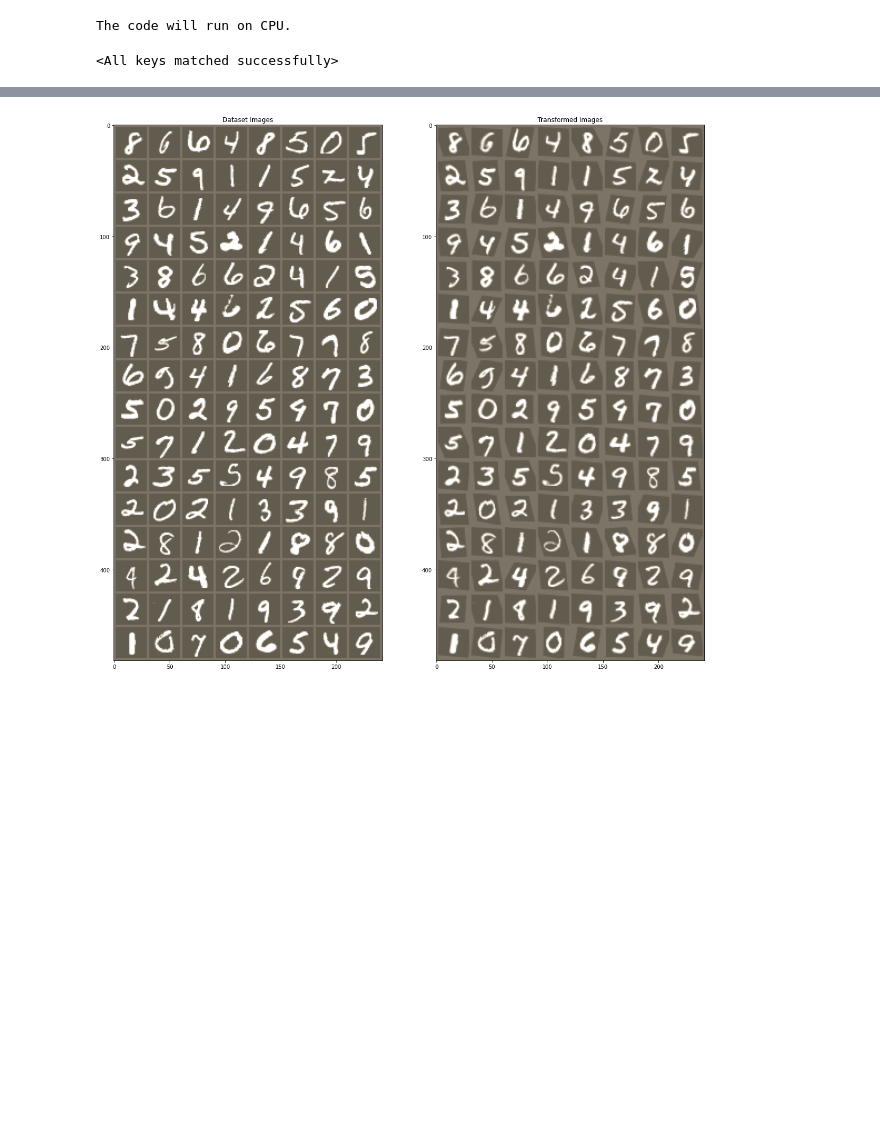
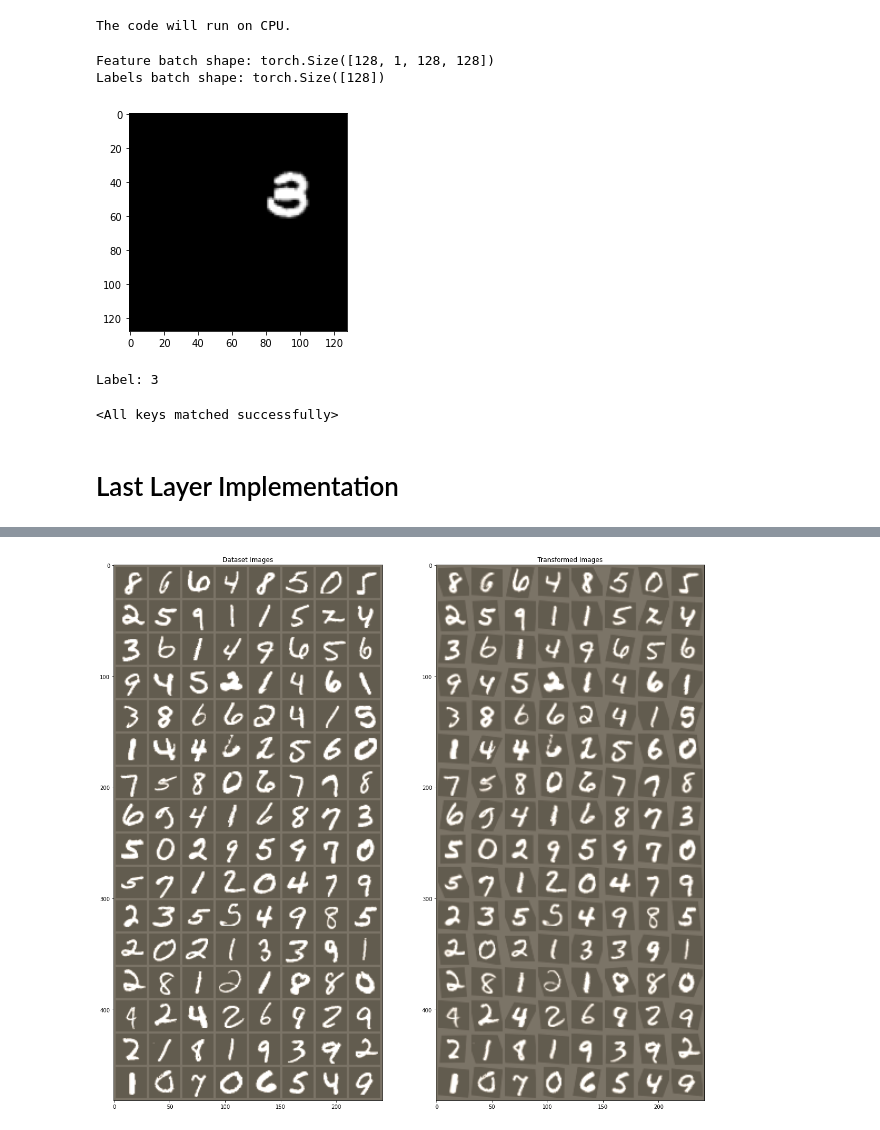
Before and after one commit to georgezefko/Bayesian_Deep_Learning, a Jupyter notebook: notebooks/Laplace_STN_MNIST.ipynb, the cells around one changed output, grey strips where cells are left out. Saved outputs shown, nothing was run; the diff lists cells and outputs as text; code cells hidden in the pictures; blank space fills up the shorter version.

```diff
--- a/notebooks/LaplaceSTN2.ipynb
+++ b/notebooks/Laplace_STN_MNIST.ipynb
@@ -71,3 +66,19 @@ test_loader = torch.utils.data.DataLoader(
+# %%
+train_loader,test_loader = make_dataset.data(config["batch_size"],config["crop_size"],misplacement=True)
+# %%
+train_features, train_labels = next(iter(train_loader))
+print(f"Feature batch shape: {train_features.size()}")
+print(f"Labels batch shape: {train_labels.size()}")
+img = train_features[1].squeeze()
+label = train_labels[1]
+plt.imshow(img, cmap="gray")
+plt.show()
+print(f"Label: {label}")
+# %% [output]
+Feature batch shape: torch.Size([128, 1, 128, 128])
+Labels batch shape: torch.Size([128])
+[figure, added]
+Label: 3
 # %%
 def conv_block(in_f, out_f, *args, **kwargs):
     return nn.Sequential(
@@ -239,0 +252,2 @@ def predict(trained_model,laplace=False):
+# %% [markdown]
+# Last Layer Implementation
```
Also changed, not shown: parts of 17 cells of this notebook, 6 other files.
